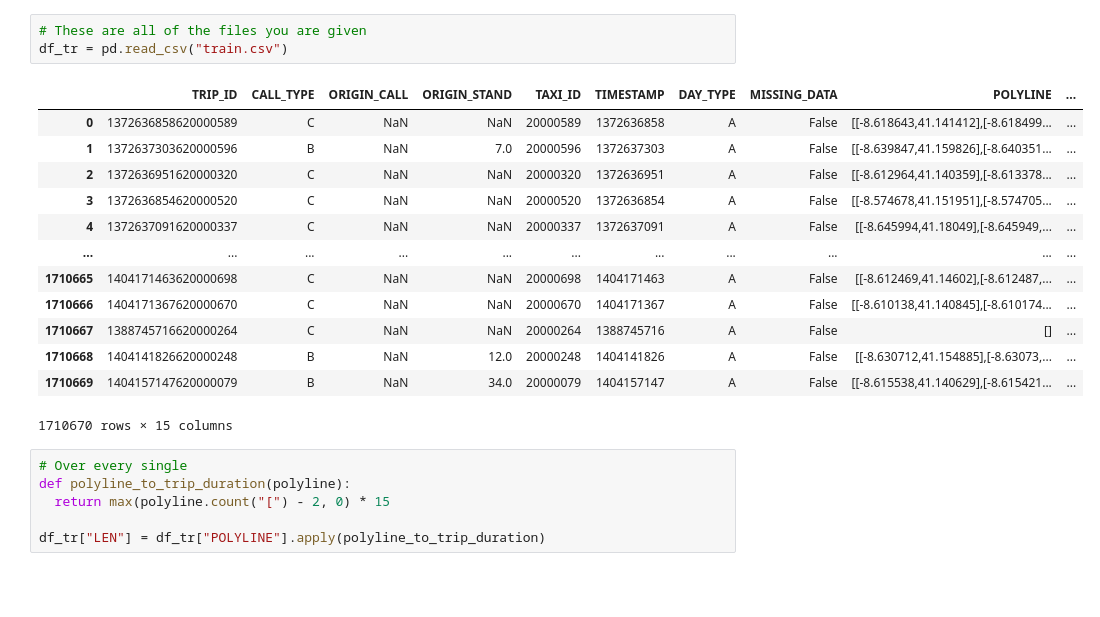
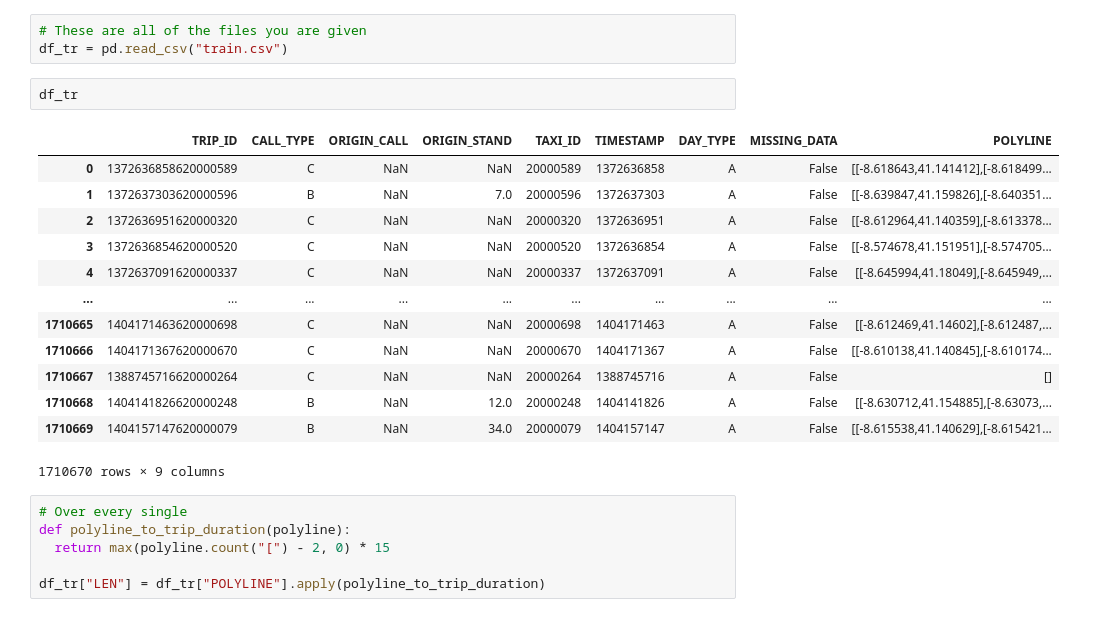
Before and after one commit to eylau-ucsd/cse151b-project, a Jupyter notebook: model.ipynb, the cells around one changed output. Saved outputs shown, nothing was run; the diff lists cells and outputs as text; blank space fills up the shorter version.

```diff
--- a/model.ipynb
+++ b/model.ipynb
@@ -8,20 +8,21 @@ from torch.utils.data import Dataset
 # These are all of the files you are given
 df_tr = pd.read_csv("train.csv")
 # %%
+df_tr
 # %% [output]
-|  | TRIP_ID | CALL_TYPE | ORIGIN_CALL | ORIGIN_STAND | TAXI_ID | TIMESTAMP | DAY_TYPE | MISSING_DATA | POLYLINE | ... |
-| 0 | 1372636858620000589 | C | NaN | NaN | 20000589 | 1372636858 | A | False | [[-8.618643,41.141412],[-8.618499... | ... |
-| 1 | 1372637303620000596 | B | NaN | 7.0 | 20000596 | 1372637303 | A | False | [[-8.639847,41.159826],[-8.640351... | ... |
-| 2 | 1372636951620000320 | C | NaN | NaN | 20000320 | 1372636951 | A | False | [[-8.612964,41.140359],[-8.613378... | ... |
-| 3 | 1372636854620000520 | C | NaN | NaN | 20000520 | 1372636854 | A | False | [[-8.574678,41.151951],[-8.574705... | ... |
-| 4 | 1372637091620000337 | C | NaN | NaN | 20000337 | 1372637091 | A | False | [[-8.645994,41.18049],[-8.645949,... | ... |
-| ... | ... | ... | ... | ... | ... | ... | ... | ... | ... | ... |
-| 1710665 | 1404171463620000698 | C | NaN | NaN | 20000698 | 1404171463 | A | False | [[-8.612469,41.14602],[-8.612487,... | ... |
-| 1710666 | 1404171367620000670 | C | NaN | NaN | 20000670 | 1404171367 | A | False | [[-8.610138,41.140845],[-8.610174... | ... |
-| 1710667 | 1388745716620000264 | C | NaN | NaN | 20000264 | 1388745716 | A | False | [] | ... |
-| 1710668 | 1404141826620000248 | B | NaN | 12.0 | 20000248 | 1404141826 | A | False | [[-8.630712,41.154885],[-8.63073,... | ... |
-| 1710669 | 1404157147620000079 | B | NaN | 34.0 | 20000079 | 1404157147 | A | False | [[-8.615538,41.140629],[-8.615421... | ... |
+|  | TRIP_ID | CALL_TYPE | ORIGIN_CALL | ORIGIN_STAND | TAXI_ID | TIMESTAMP | DAY_TYPE | MISSING_DATA | POLYLINE |
+| 0 | 1372636858620000589 | C | NaN | NaN | 20000589 | 1372636858 | A | False | [[-8.618643,41.141412],[-8.618499... |
+| 1 | 1372637303620000596 | B | NaN | 7.0 | 20000596 | 1372637303 | A | False | [[-8.639847,41.159826],[-8.640351... |
+| 2 | 1372636951620000320 | C | NaN | NaN | 20000320 | 1372636951 | A | False | [[-8.612964,41.140359],[-8.613378... |
+| 3 | 1372636854620000520 | C | NaN | NaN | 20000520 | 1372636854 | A | False | [[-8.574678,41.151951],[-8.574705... |
+| 4 | 1372637091620000337 | C | NaN | NaN | 20000337 | 1372637091 | A | False | [[-8.645994,41.18049],[-8.645949,... |
+| ... | ... | ... | ... | ... | ... | ... | ... | ... | ... |
+| 1710665 | 1404171463620000698 | C | NaN | NaN | 20000698 | 1404171463 | A | False | [[-8.612469,41.14602],[-8.612487,... |
+| 1710666 | 1404171367620000670 | C | NaN | NaN | 20000670 | 1404171367 | A | False | [[-8.610138,41.140845],[-8.610174... |
+| 1710667 | 1388745716620000264 | C | NaN | NaN | 20000264 | 1388745716 | A | False | [] |
+| 1710668 | 1404141826620000248 | B | NaN | 12.0 | 20000248 | 1404141826 | A | False | [[-8.630712,41.154885],[-8.63073,... |
+| 1710669 | 1404157147620000079 | B | NaN | 34.0 | 20000079 | 1404157147 | A | False | [[-8.615538,41.140629],[-8.615421... |
-1710670 rows × 15 columns
+1710670 rows × 9 columns
 # %%
 # Over every single
 def polyline_to_trip_duration(polyline):
```
Also changed, not shown: parts of 6 cells of this notebook, 1 other file.
